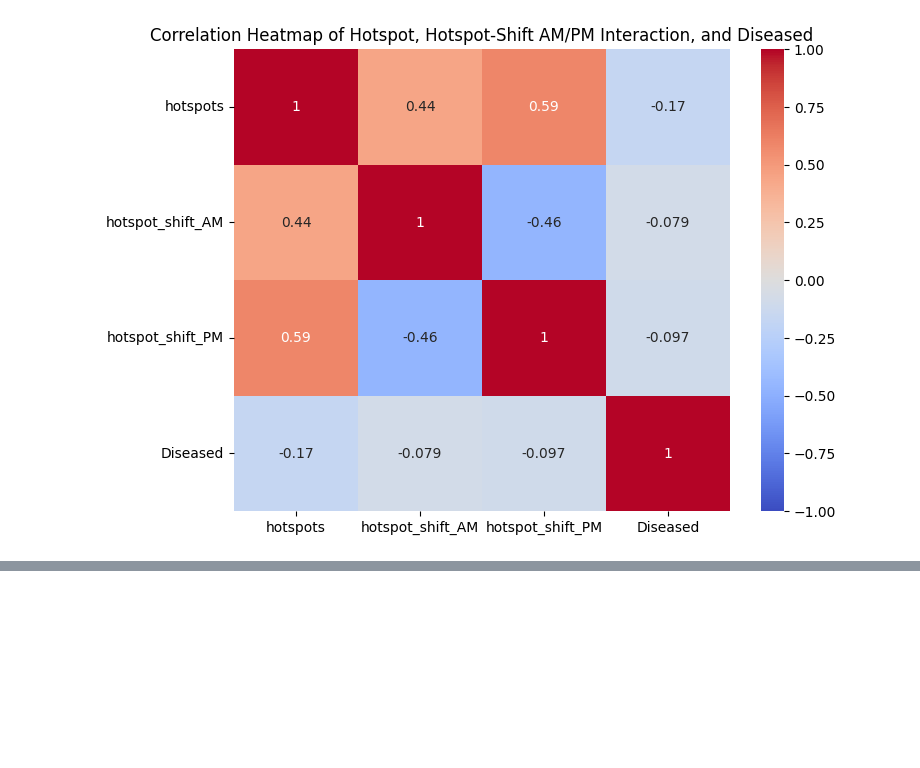
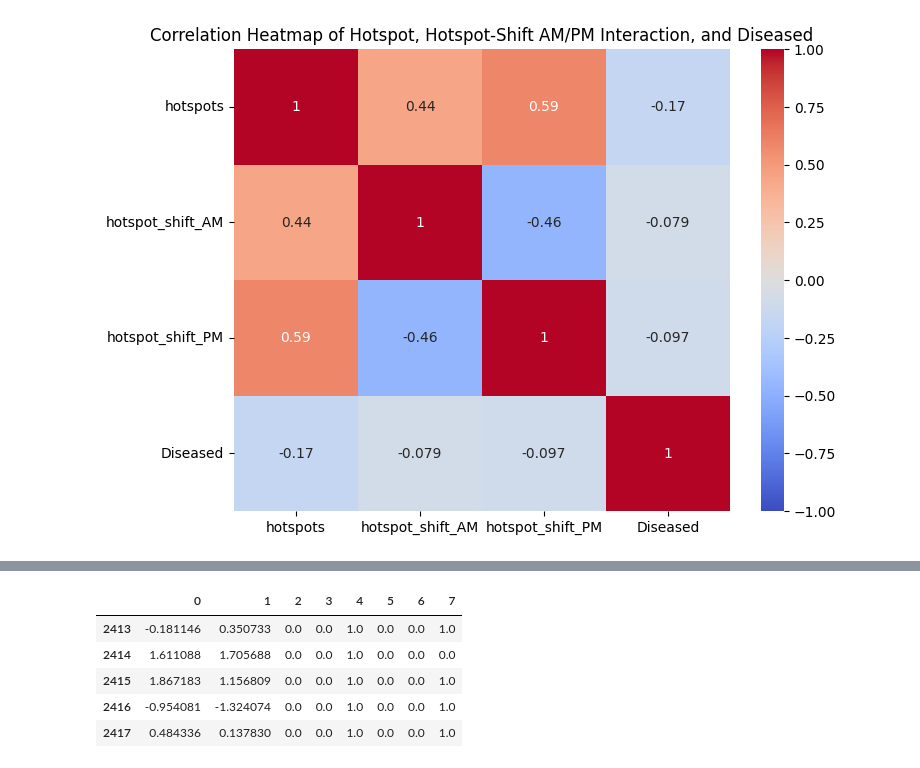
Before and after one commit to denibravo/SquirrelDiseasePrediction, a Jupyter notebook: Nutosis.ipynb, the cells around one changed output, grey strips where cells are left out. Drawn from its saved outputs; the diff is of its cells as text; code cells hidden in the pictures; blank space fills up the shorter version.

```diff
--- a/Nutosis.ipynb
+++ b/Nutosis.ipynb
@@ -1576,0 +1747,11 @@ plt.show()
+# %%
+numerical_features = ['Temperature (°F) Max', 'Temperature (°F) Avg', 'Temperature (°F) Min', 'Dew Point (°F) Max', 'Dew Point (°F) Avg', 'Dew Point (°F) Min', 'Humidity (%) Max',
+                      'Humidity (%) Avg', 'Humidity (%) Min', 'Wind Speed (mph) Max', 'Wind Speed (mph) Avg', 'Wind Speed (mph) Min', 'Pressure (in) Max', 'Pressure (in) Avg',
+                      'Pressure (in) Min', 'Precipitation (in) Total', 'X', 'Y']
+
+categorical_features = ['Primary Fur Color', 'Shift', 'Highlight Fur Color', 'Location', 'Age']
+
+Droppable_Features = ['Date', 'Unique Squirrel ID', 'Hectare', 'Hectare Squirrel Number', 'Combination of Primary and Highlight Color', 'Color notes',
+                       'Above Ground Sighter Measurement', 'Specific Location', 'Other Activities', 'Other Interactions', 'Lat/Long', 'Time']
+
+behavior_columns = ['Running', 'Chasing', 'Climbing', 'Eating', 'Foraging', 'Kuks', 'Quaas', 'Moans', 'Tail flags', 'Tail twitches', 'Approaches', 'Indifferent', 'Runs from']
@@ -1576,0 +1843,13 @@ plt.show()
+# %%
+X = preprocessor.fit_transform(X_train, y_train)
+
+X_transformed_df = pd.DataFrame(X)
+
+X_transformed_df.tail()
+# %% [output]
+|  | 0 | 1 | 2 | 3 | 4 | 5 | 6 | 7 |
+| 2413 | -0.181146 | 0.350733 | 0.0 | 0.0 | 1.0 | 0.0 | 0.0 | 1.0 |
+| 2414 | 1.611088 | 1.705688 | 0.0 | 0.0 | 1.0 | 0.0 | 0.0 | 0.0 |
+| 2415 | 1.867183 | 1.156809 | 0.0 | 0.0 | 1.0 | 0.0 | 0.0 | 1.0 |
+| 2416 | -0.954081 | -1.324074 | 0.0 | 0.0 | 1.0 | 0.0 | 0.0 | 1.0 |
+| 2417 | 0.484336 | 0.137830 | 0.0 | 0.0 | 1.0 | 0.0 | 0.0 | 1.0 |
```
Also changed, not shown: parts of 10 cells of this notebook.
